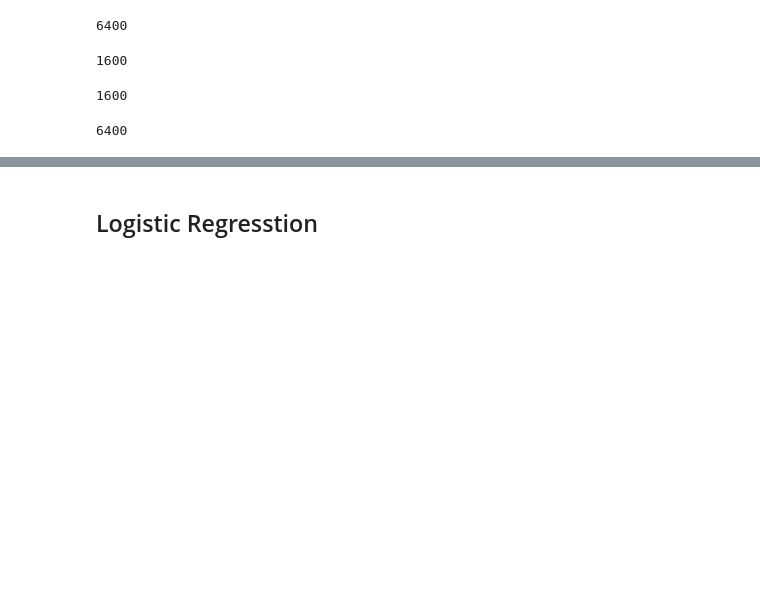
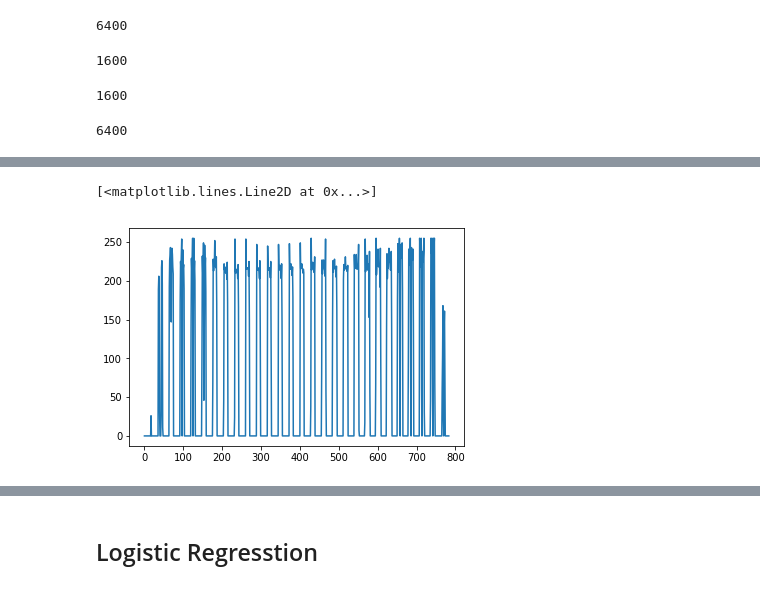
Before and after one commit to Prady96/midas_i_ch, a Jupyter notebook: pickle_computer_vision.ipynb, the cells around one changed output, grey strips where cells are left out. Cells and saved outputs as stored; diff of their text form; code cells hidden in the pictures; blank space fills up the shorter version.

```diff
--- a/pickle_computer_vision.ipynb
+++ b/pickle_computer_vision.ipynb
@@ -121,0 +138,5 @@ len(y_train)
+# %%
+plt.plot(train_data[2])
+# %% [output]
+[<matplotlib.lines.Line2D at 0x...>]
+[figure, added]
```
Also changed, not shown: parts of 48 cells of this notebook.
